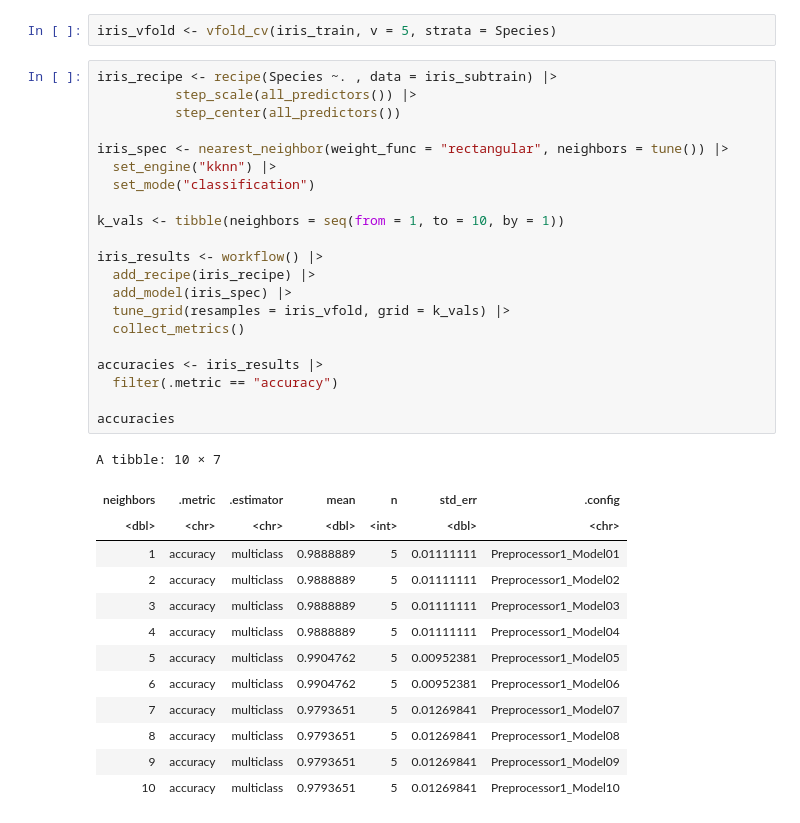
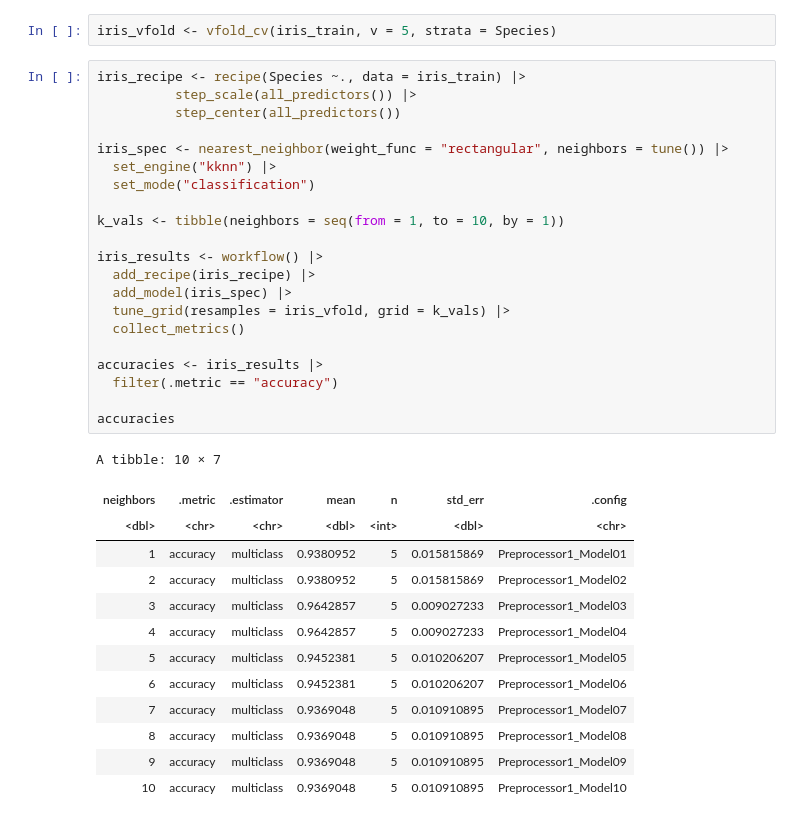
Before and after one commit to lucaschan117/dsci-100-002-group36, a Jupyter notebook: Iris_Project.ipynb, the cells around one changed output. Cells and saved outputs as stored; diff of their text form.

```diff
--- a/Iris_Project.ipynb
+++ b/Iris_Project.ipynb
@@ -111,38 +110,38 @@ Fisher, R. A. (1936). Iris Species. Www.kaggle.com. https://www.kaggle.com/datas
 # %%
 iris_vfold <- vfold_cv(iris_train, v = 5, strata = Species)
 # %%
-iris_recipe <- recipe(Species ~. , data = iris_subtrain) |>
+iris_recipe <- recipe(Species ~., data = iris_train) |>
           step_scale(all_predictors()) |>
           step_center(all_predictors())
 
 iris_spec <- nearest_neighbor(weight_func = "rectangular", neighbors = tune()) |>
   set_engine("kknn") |>
   set_mode("classification")
 
 k_vals <- tibble(neighbors = seq(from = 1, to = 10, by = 1))
 
 iris_results <- workflow() |>
   add_recipe(iris_recipe) |>
   add_model(iris_spec) |>
   tune_grid(resamples = iris_vfold, grid = k_vals) |>
   collect_metrics()
 
 accuracies <- iris_results |>
   filter(.metric == "accuracy")
 
 accuracies
 # %% [output]
 A tibble: 10 × 7
 | neighbors | .metric | .estimator | mean | n | std_err | .config |
 | <dbl> | <chr> | <chr> | <dbl> | <int> | <dbl> | <chr> |
-| 1 | accuracy | multiclass | 0.9888889 | 5 | 0.01111111 | Preprocessor1_Model01 |
-| 2 | accuracy | multiclass | 0.9888889 | 5 | 0.01111111 | Preprocessor1_Model02 |
-| 3 | accuracy | multiclass | 0.9888889 | 5 | 0.01111111 | Preprocessor1_Model03 |
-| 4 | accuracy | multiclass | 0.9888889 | 5 | 0.01111111 | Preprocessor1_Model04 |
-| 5 | accuracy | multiclass | 0.9904762 | 5 | 0.00952381 | Preprocessor1_Model05 |
-| 6 | accuracy | multiclass | 0.9904762 | 5 | 0.00952381 | Preprocessor1_Model06 |
-| 7 | accuracy | multiclass | 0.9793651 | 5 | 0.01269841 | Preprocessor1_Model07 |
-| 8 | accuracy | multiclass | 0.9793651 | 5 | 0.01269841 | Preprocessor1_Model08 |
-| 9 | accuracy | multiclass | 0.9793651 | 5 | 0.01269841 | Preprocessor1_Model09 |
-| 10 | accuracy | multiclass | 0.9793651 | 5 | 0.01269841 | Preprocessor1_Model10 |
+| 1 | accuracy | multiclass | 0.9380952 | 5 | 0.015815869 | Preprocessor1_Model01 |
+| 2 | accuracy | multiclass | 0.9380952 | 5 | 0.015815869 | Preprocessor1_Model02 |
+| 3 | accuracy | multiclass | 0.9642857 | 5 | 0.009027233 | Preprocessor1_Model03 |
+| 4 | accuracy | multiclass | 0.9642857 | 5 | 0.009027233 | Preprocessor1_Model04 |
+| 5 | accuracy | multiclass | 0.9452381 | 5 | 0.010206207 | Preprocessor1_Model05 |
+| 6 | accuracy | multiclass | 0.9452381 | 5 | 0.010206207 | Preprocessor1_Model06 |
+| 7 | accuracy | multiclass | 0.9369048 | 5 | 0.010910895 | Preprocessor1_Model07 |
+| 8 | accuracy | multiclass | 0.9369048 | 5 | 0.010910895 | Preprocessor1_Model08 |
+| 9 | accuracy | multiclass | 0.9369048 | 5 | 0.010910895 | Preprocessor1_Model09 |
+| 10 | accuracy | multiclass | 0.9369048 | 5 | 0.010910895 | Preprocessor1_Model10 |
 # %%
```
Also changed, not shown: parts of 6 cells of this notebook.
